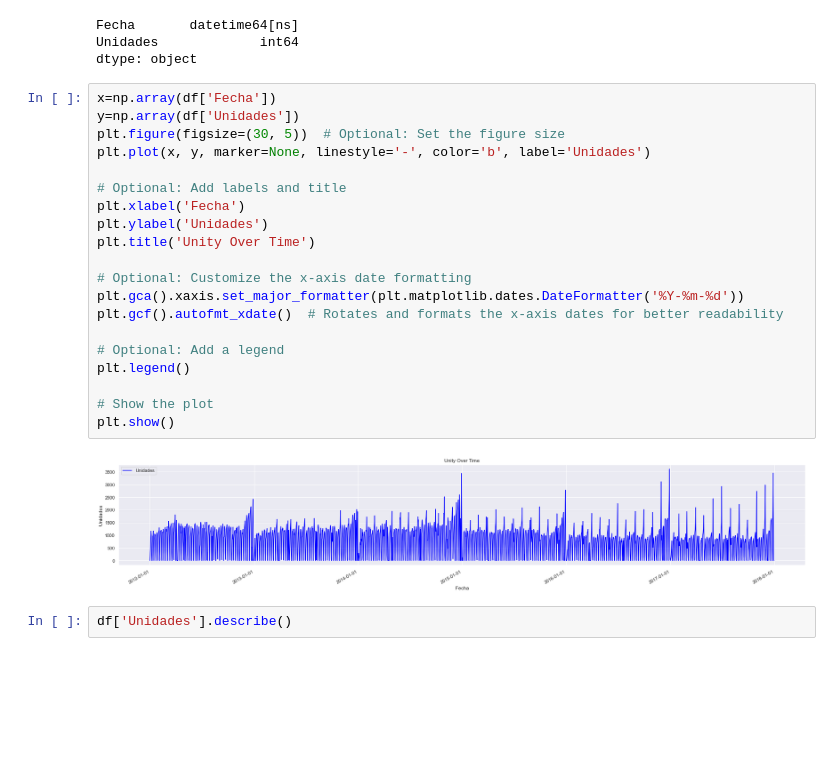
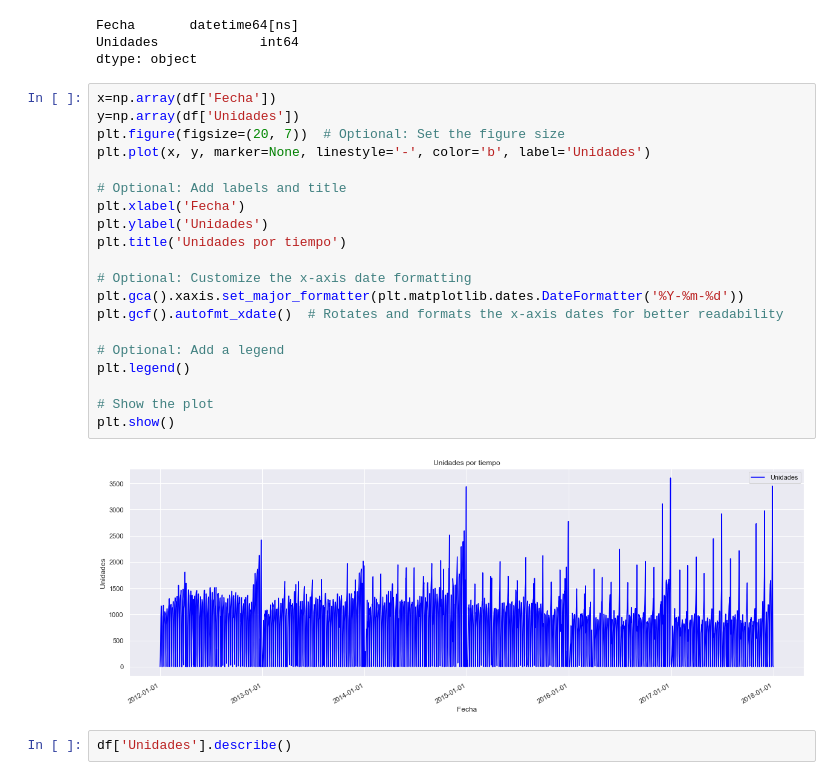
Before and after one commit to Pai-san/proyecto4-analitica, a Jupyter notebook: main.ipynb, the cells around one changed output. Drawn from its saved outputs; the diff is of its cells as text; blank space fills up the shorter version.

```diff
--- a/main.ipynb
+++ b/main.ipynb
@@ -57,25 +57,25 @@ dtype: object
 # %%
 x=np.array(df['Fecha'])
 y=np.array(df['Unidades'])
-plt.figure(figsize=(30, 5))  # Optional: Set the figure size
+plt.figure(figsize=(20, 7))  # Optional: Set the figure size
 plt.plot(x, y, marker=None, linestyle='-', color='b', label='Unidades')
 
 # Optional: Add labels and title
 plt.xlabel('Fecha')
 plt.ylabel('Unidades')
-plt.title('Unity Over Time')
+plt.title('Unidades por tiempo')
 
 # Optional: Customize the x-axis date formatting
 plt.gca().xaxis.set_major_formatter(plt.matplotlib.dates.DateFormatter('%Y-%m-%d'))
 plt.gcf().autofmt_xdate()  # Rotates and formats the x-axis dates for better readability
 
 # Optional: Add a legend
 plt.legend()
 
 # Show the plot
 plt.show()
 # %% [output]
-[figure, old version]
+[figure, new version]
 # %%
 df['Unidades'].describe()
 # %% [output]
```
Also changed, not shown: parts of 16 cells of this notebook.
